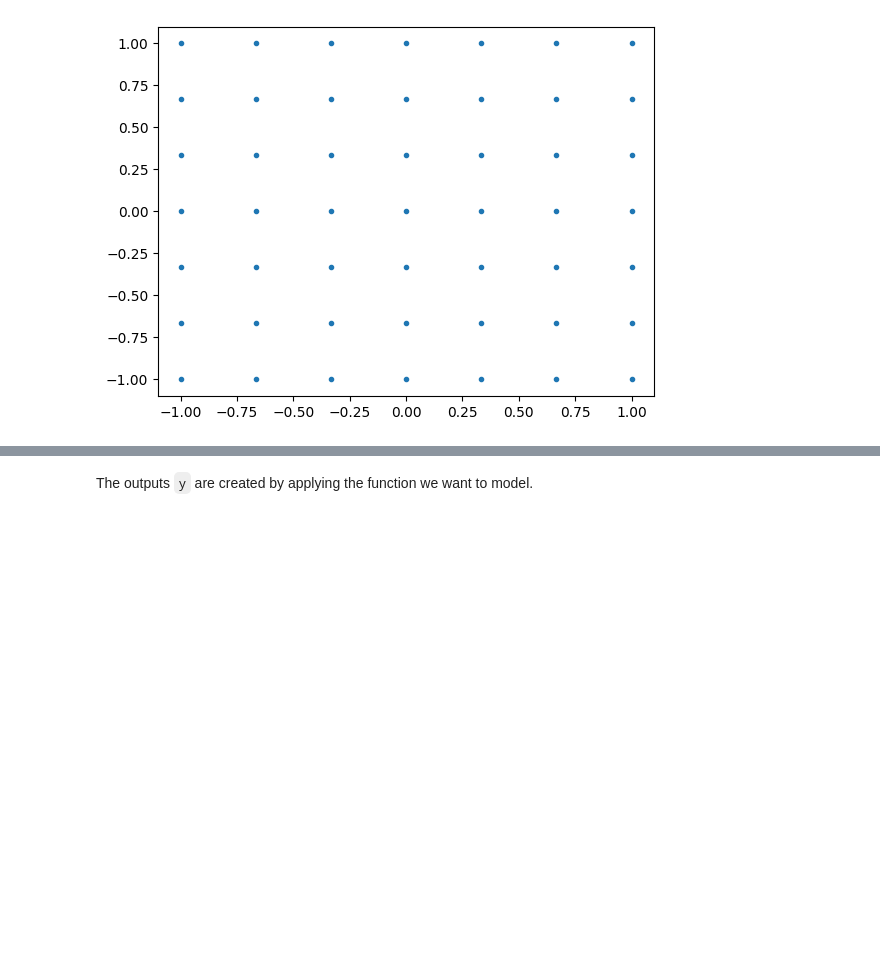
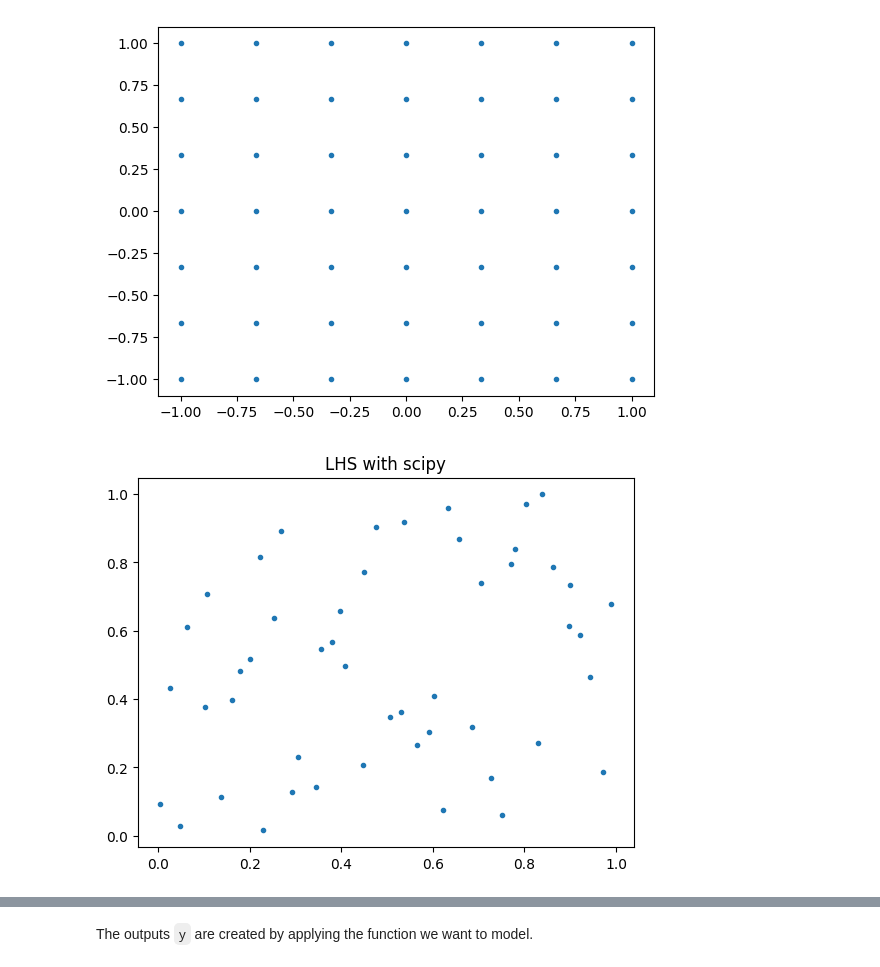
Before and after one commit to dbetteb/early-ML, a Jupyter notebook: 07_DESIGN_EXPERIMENTS/Tutorial_DOE.ipynb, the cells around one changed output, grey strips where cells are left out. Drawn from its saved outputs; the diff is of its cells as text; code cells hidden in the pictures; blank space fills up the shorter version.

```diff
--- a/07_DESIGN_EXPERIMENTS/Tutorial_DOE.ipynb
+++ b/07_DESIGN_EXPERIMENTS/Tutorial_DOE.ipynb
@@ -97,22 +80,27 @@ plt.show()
  [ 1.          1.        ]]
 [figure]
 # %%
-## To replace pyDOE if version python >= 3.12
+## To replace pyDOE using scipy
 import numpy as np
 from scipy.stats import qmc
 
 # Define the number of samples and dimensions
 n_samples = 49
 n_dims = 2
 
 # Create a Latin Hypercube sampler
 sampler = qmc.LatinHypercube(d=n_dims)
 
 # Generate samples in [0, 1]
 samples = sampler.random(n=n_samples)
 
 # Scale samples to your desired range, e.g., [0, 10] for each dimension
 lower_bounds = np.array([0, 0])
 upper_bounds = np.array([1, 1])
 x_train_and_test= qmc.scale(samples, lower_bounds, upper_bounds)
+plt.plot(x_train_and_test[:,0],x_train_and_test[:,1],'.')
+plt.title('LHS with scipy')
+plt.show()
+# %% [output]
+[figure, added]
 # %%
```
Also changed, not shown: parts of 10 cells of this notebook, 1 other file.
